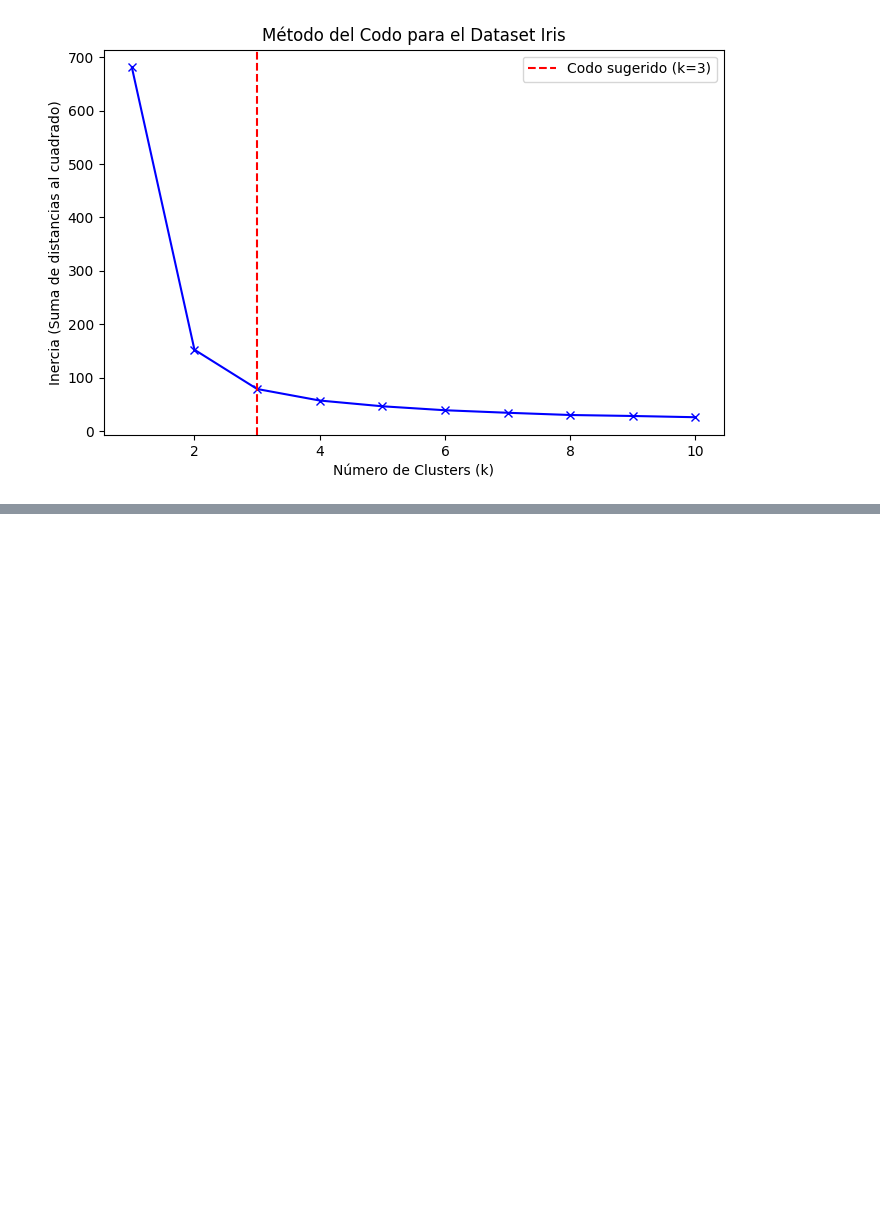
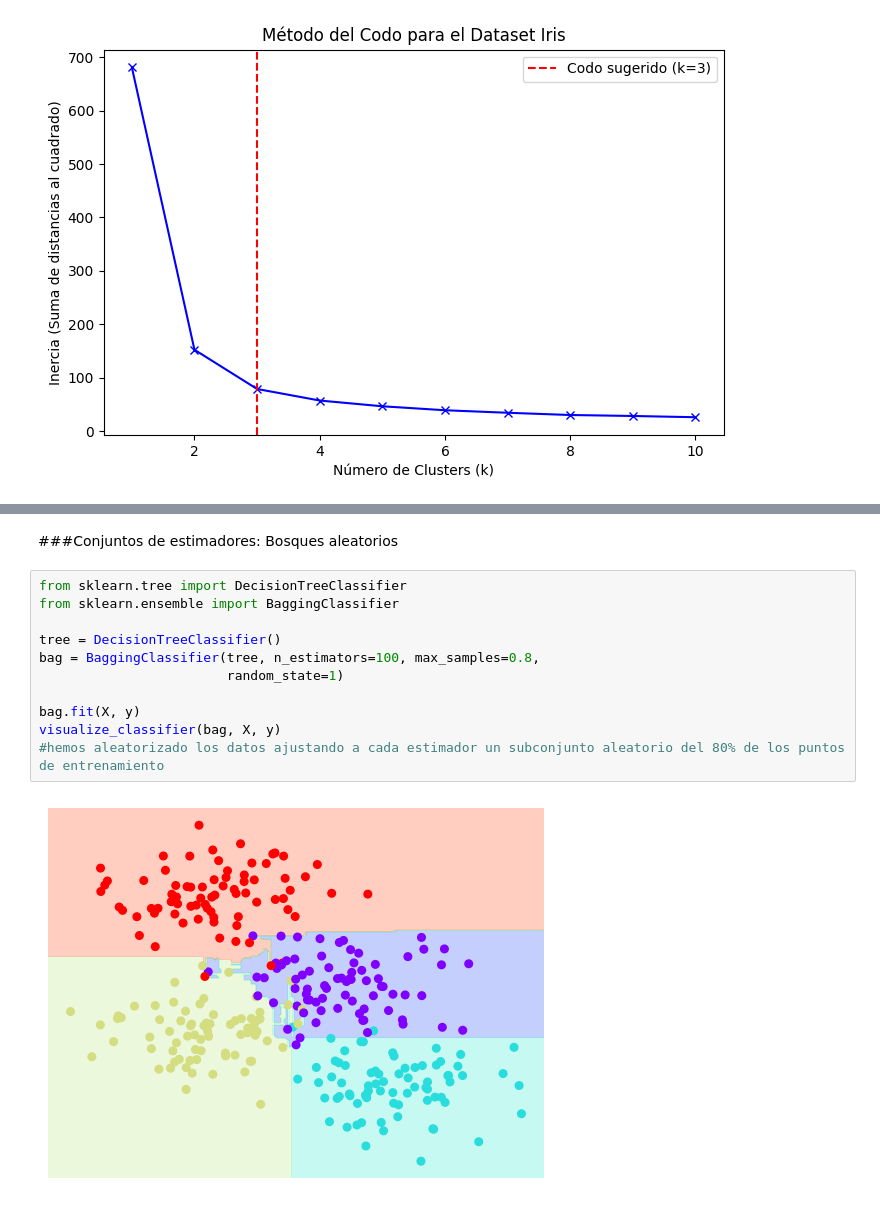
Before and after one commit to Diego0086/Mineria-De-Datos, a Jupyter notebook: Untitled0.ipynb, the cells around one changed output, grey strips where cells are left out. Cells and saved outputs as stored; diff of their text form; blank space fills up the shorter version.

```diff
--- a/Untitled0.ipynb
+++ b/Untitled0.ipynb
@@ -2723,0 +2774,15 @@ Precisión de K-NN: 100.00%
+# %% [markdown]
+###Conjuntos de estimadores: Bosques aleatorios
+# %%
+from sklearn.tree import DecisionTreeClassifier
+from sklearn.ensemble import BaggingClassifier
+
+tree = DecisionTreeClassifier()
+bag = BaggingClassifier(tree, n_estimators=100, max_samples=0.8,
+                        random_state=1)
+
+bag.fit(X, y)
+visualize_classifier(bag, X, y)
+#hemos aleatorizado los datos ajustando a cada estimador un subconjunto aleatorio del 80% de los puntos de entrenamiento
+# %% [output]
+[figure, added]
```
Also changed, not shown: parts of 17 cells of this notebook.
